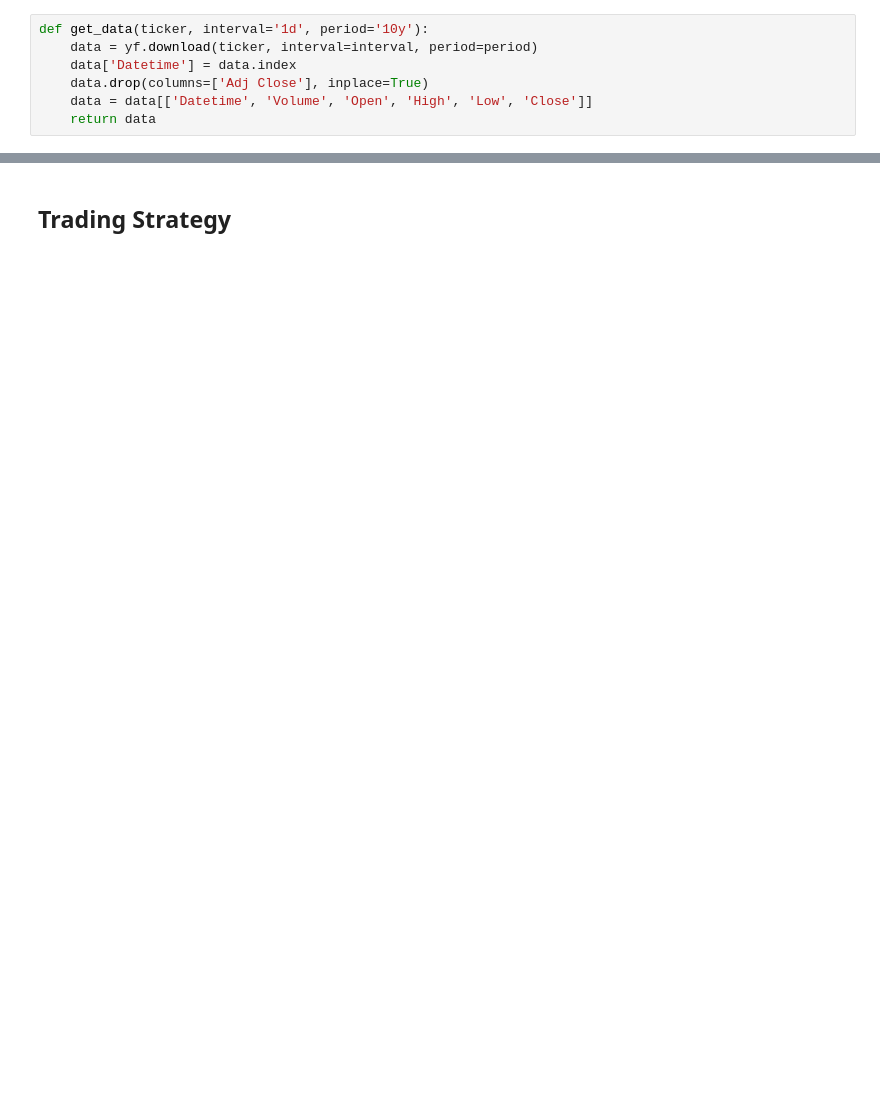
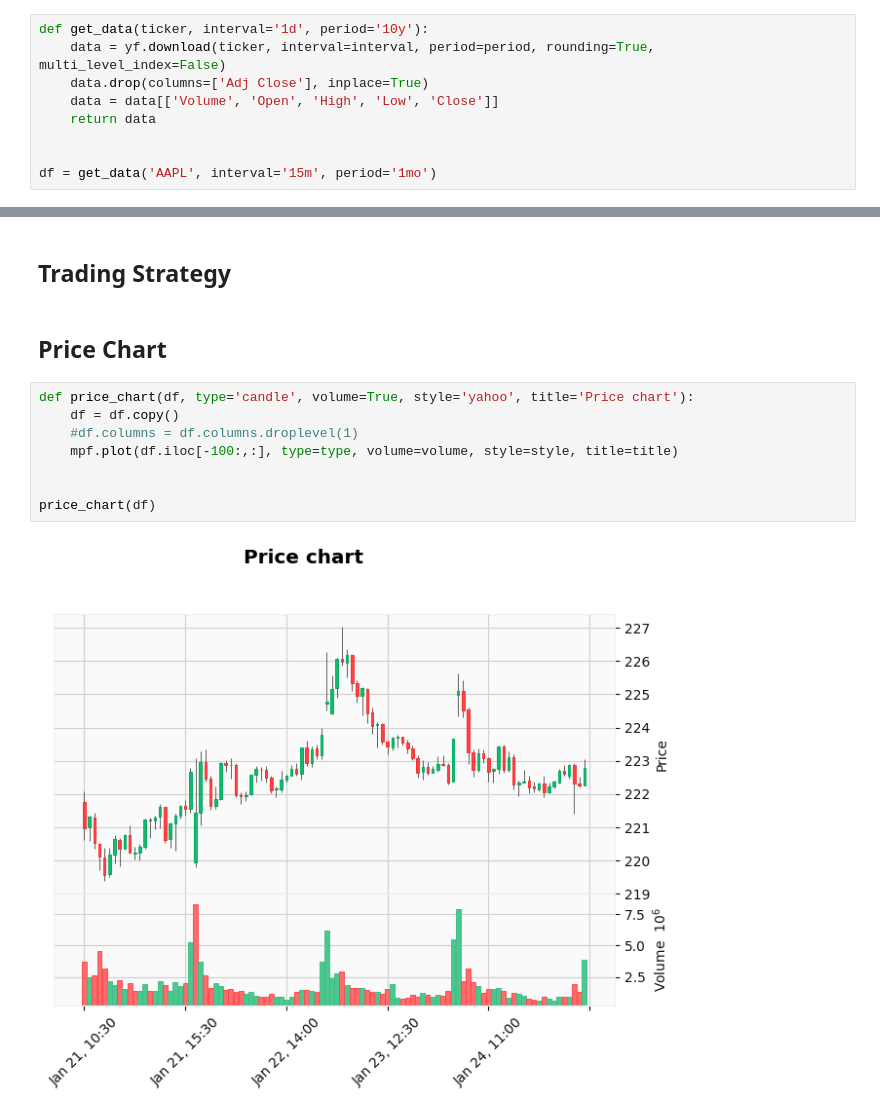
Before and after one commit to hediblk/algo-trader, a Jupyter notebook: model.ipynb, the cells around one changed output, grey strips where cells are left out. Drawn from its saved outputs; the diff is of its cells as text; blank space fills up the shorter version.

Commit message:
Add mplfinance integration for enhanced price chart visualization

```diff
--- a/model.ipynb
+++ b/model.ipynb
@@ -7,8 +11,10 @@ import pandas_ta as ta
 ## Importing Data
 # %%
 def get_data(ticker, interval='1d', period='10y'):
-    data = yf.download(ticker, interval=interval, period=period)
-    data['Datetime'] = data.index
+    data = yf.download(ticker, interval=interval, period=period, rounding=True, multi_level_index=False)
     data.drop(columns=['Adj Close'], inplace=True)
-    data = data[['Datetime', 'Volume', 'Open', 'High', 'Low', 'Close']]
+    data = data[['Volume', 'Open', 'High', 'Low', 'Close']]
     return data
+
+
+df = get_data('AAPL', interval='15m', period='1mo')
@@ -29,2 +52,14 @@ get_data('AAPL', interval='15m', period='1mo').head()
 # %% [markdown]
 ## Trading Strategy
+# %% [markdown]
+## Price Chart
+# %%
+def price_chart(df, type='candle', volume=True, style='yahoo', title='Price chart'):
+    df = df.copy()
+    #df.columns = df.columns.droplevel(1)
+    mpf.plot(df.iloc[-100:,:], type=type, volume=volume, style=style, title=title)
+
+
+price_chart(df)
+# %% [output]
+[figure, added]
```
Also changed, not shown: parts of 5 cells of this notebook, 1 other file.
